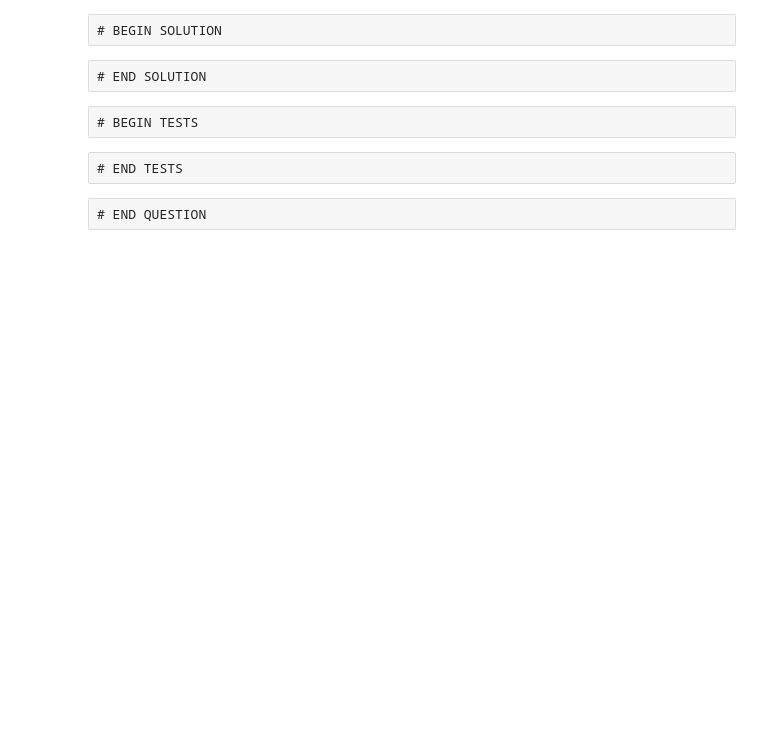
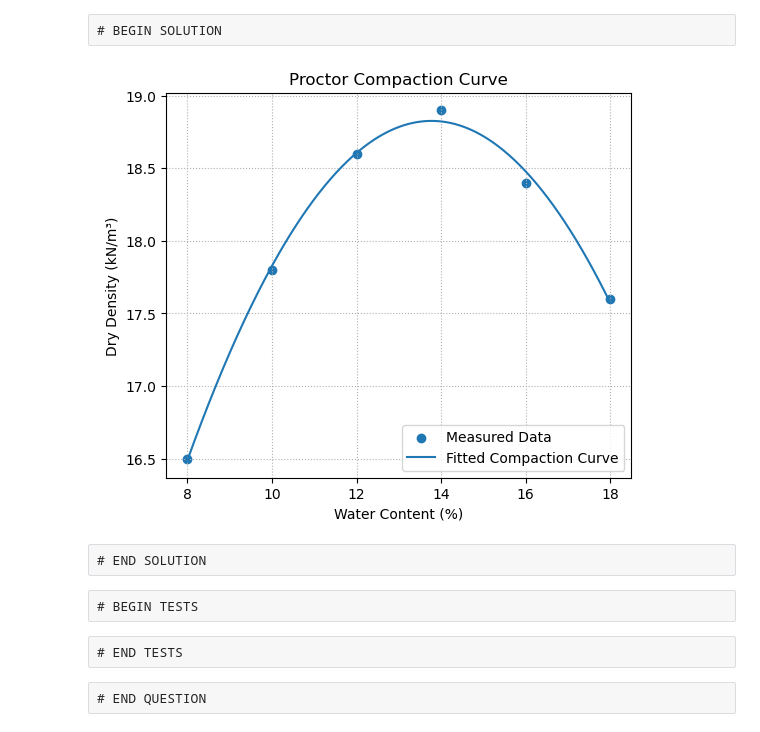
Before and after one commit to alexfrantzis77/gercode, a Jupyter notebook: Compaction/Compaction_notebook.ipynb, the cells around one changed output. Saved outputs shown, nothing was run; the diff lists cells and outputs as text; code cells hidden in the pictures; blank space fills up the shorter version.

```diff
--- a/Compaction/Compaction_notebook.ipynb
+++ b/Compaction/Compaction_notebook.ipynb
@@ -44,5 +90,50 @@ points: 0
 # %% [raw]
 # BEGIN SOLUTION
+# %%
+def fitCompactionCurve(waterContent, dryDensity, fitDegree):
+    # Convert to NumPy arrays
+    waterContent = np.array(waterContent)
+    dryDensity = np.array(dryDensity)
+
+    # Get polynomial coefficients using np.polyfit
+    coeffs = np.polyfit(waterContent, dryDensity, fitDegree) # SOLUTION
+
+    # Create function using np.poly1d
+    curve = np.poly1d(coeffs) # SOLTION
+
+    return curve
+# %%
+# Define Proctor test data
+waterContent = [8, 10, 12, 14, 16, 18]          # percent
+dryDensity   = [16.5, 17.8, 18.6, 18.9, 18.4, 17.6]  # kN/m^3
+fitDegree = 2 # Degree of polynomial to be fitted.
+
+def createFigure(waterContent, dryDensity, fitDegree):
+
+    # Get the fitted curve using fitCompactionCurve
+    poly_fn = fitCompactionCurve(waterContent, dryDensity, fitDegree)
+
+    # Plot
+    w_smooth = np.linspace(min(waterContent), max(waterContent), 300)
+    gamma_smooth = poly_fn(w_smooth)
+
+    fig_1 = plt.figure(figsize=(6, 5))  # Do not change this line
+
+    plt.scatter(waterContent, dryDensity, label="Measured Data")  # SOLUTION
+    plt.plot(w_smooth, gamma_smooth, label="Fitted Compaction Curve")  # SOLUTION
+
+    plt.xlabel("Water Content (%)")  # SOLUTION
+    plt.ylabel("Dry Density (kN/m³)")  # SOLUTION
+    plt.title("Proctor Compaction Curve")  # SOLUTION
+    plt.legend()
+    plt.grid(True, linestyle=":", linewidth=0.8)
+
+    return fig_1
+
+
+fig = createFigure(waterContent, dryDensity, fitDegree)
+# %% [output]
+[figure, added]
 # %% [raw]
 # END SOLUTION
 # %% [raw]
```
Also changed, not shown: parts of 22 cells of this notebook, 4 other files.
